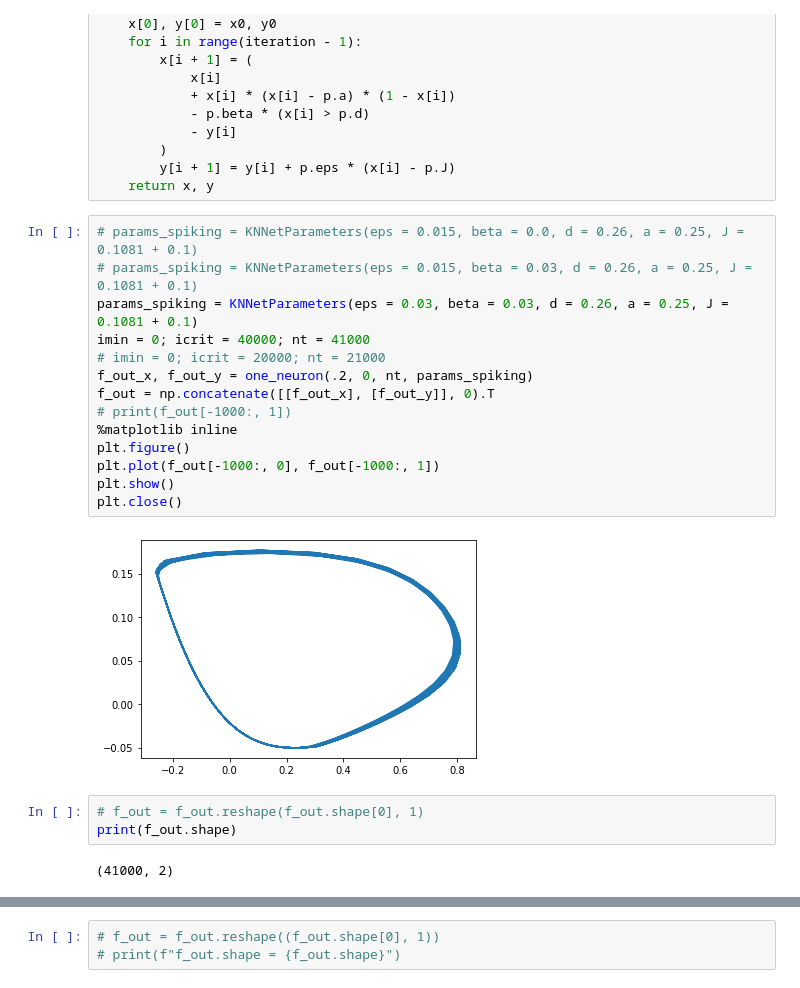
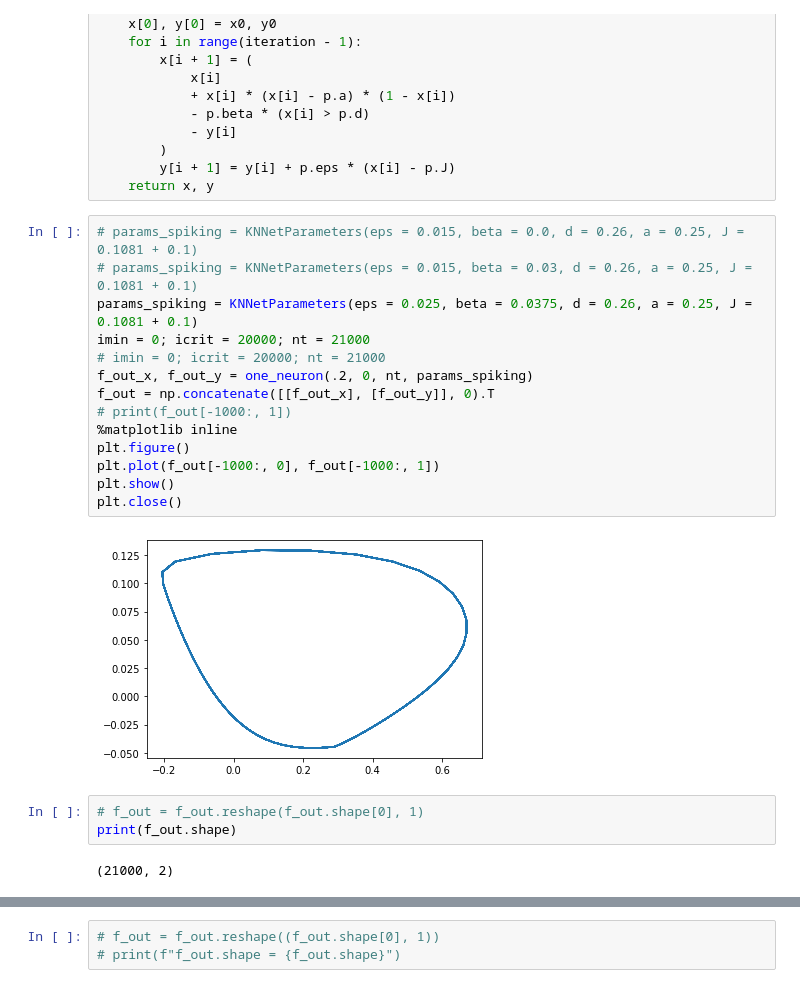
Before and after one commit to aw02m/Spiking_neural_networks, a Jupyter notebook: notebooks/spiking_positive_beta.ipynb, the cells around one changed output, grey strips where cells are left out. Saved outputs shown, nothing was run; the diff lists cells and outputs as text.

```diff
--- a/notebooks/spiking_positive_beta.ipynb
+++ b/notebooks/spiking_positive_beta.ipynb
@@ -26,24 +26,24 @@ def one_neuron(x0, y0, iteration, p: KNNetParameters):
 # %%
 # params_spiking = KNNetParameters(eps = 0.015, beta = 0.0, d = 0.26, a = 0.25, J = 0.1081 + 0.1)
 # params_spiking = KNNetParameters(eps = 0.015, beta = 0.03, d = 0.26, a = 0.25, J = 0.1081 + 0.1)
-params_spiking = KNNetParameters(eps = 0.03, beta = 0.03, d = 0.26, a = 0.25, J = 0.1081 + 0.1)
-imin = 0; icrit = 40000; nt = 41000
+params_spiking = KNNetParameters(eps = 0.025, beta = 0.0375, d = 0.26, a = 0.25, J = 0.1081 + 0.1)
+imin = 0; icrit = 20000; nt = 21000
 # imin = 0; icrit = 20000; nt = 21000
 f_out_x, f_out_y = one_neuron(.2, 0, nt, params_spiking)
 f_out = np.concatenate([[f_out_x], [f_out_y]], 0).T
 # print(f_out[-1000:, 1])
 %matplotlib inline
 plt.figure()
 plt.plot(f_out[-1000:, 0], f_out[-1000:, 1])
 plt.show()
 plt.close()
 # %% [output]
-[figure, old version]
+[figure, new version]
 # %%
 # f_out = f_out.reshape(f_out.shape[0], 1)
 print(f_out.shape)
 # %% [output]
-(41000, 2)
+(21000, 2)
 # %%
 input_size = 0
 hidden_size = 2000
```
Also changed, not shown: parts of 19 cells of this notebook.
